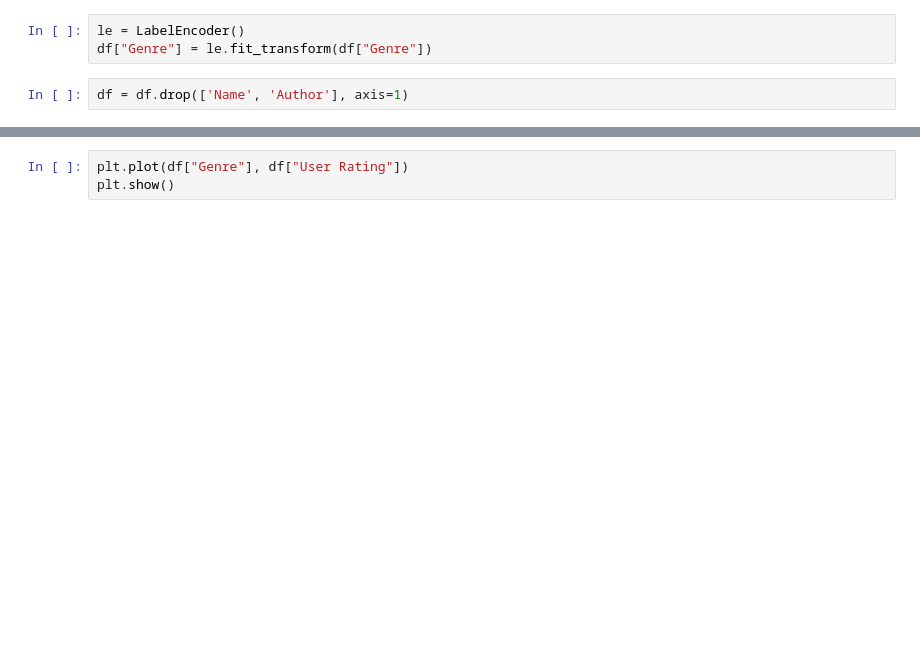
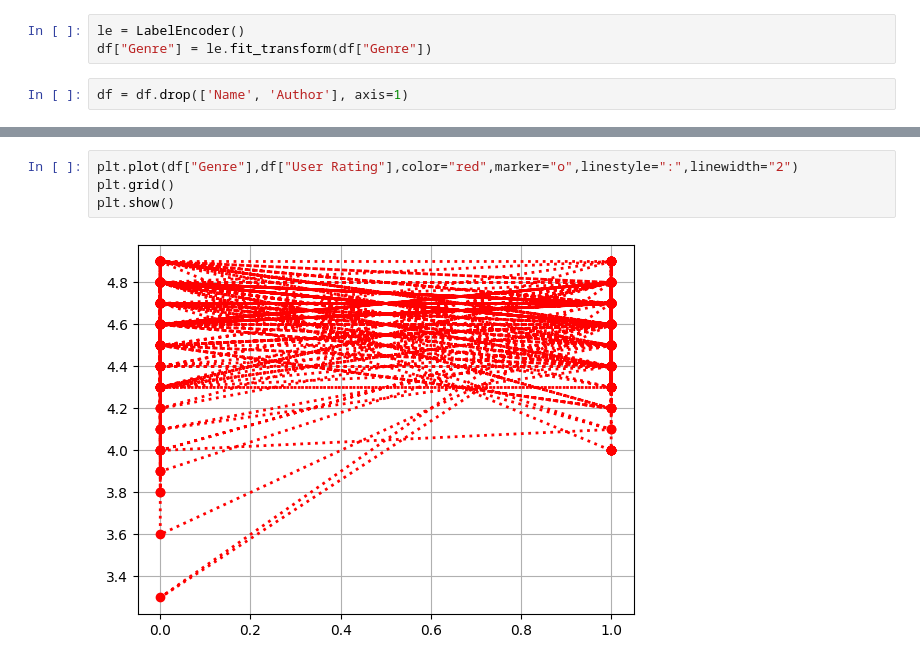
Before and after one commit to Jatilesh-kataria/task_done, a Jupyter notebook: bestseller.ipynb, the cells around one changed output, grey strips where cells are left out. Cells and saved outputs as stored; diff of their text form; blank space fills up the shorter version.

```diff
--- a/bestseller.ipynb
+++ b/bestseller.ipynb
@@ -40,4 +129,7 @@ df_dup
 # %%
-plt.plot(df["Genre"], df["User Rating"])
+plt.plot(df["Genre"],df["User Rating"],color="red",marker="o",linestyle=":",linewidth="2")
+plt.grid()
 plt.show()
+# %% [output]
+[figure, added]
 # %%
```
Also changed, not shown: parts of 12 cells of this notebook.
